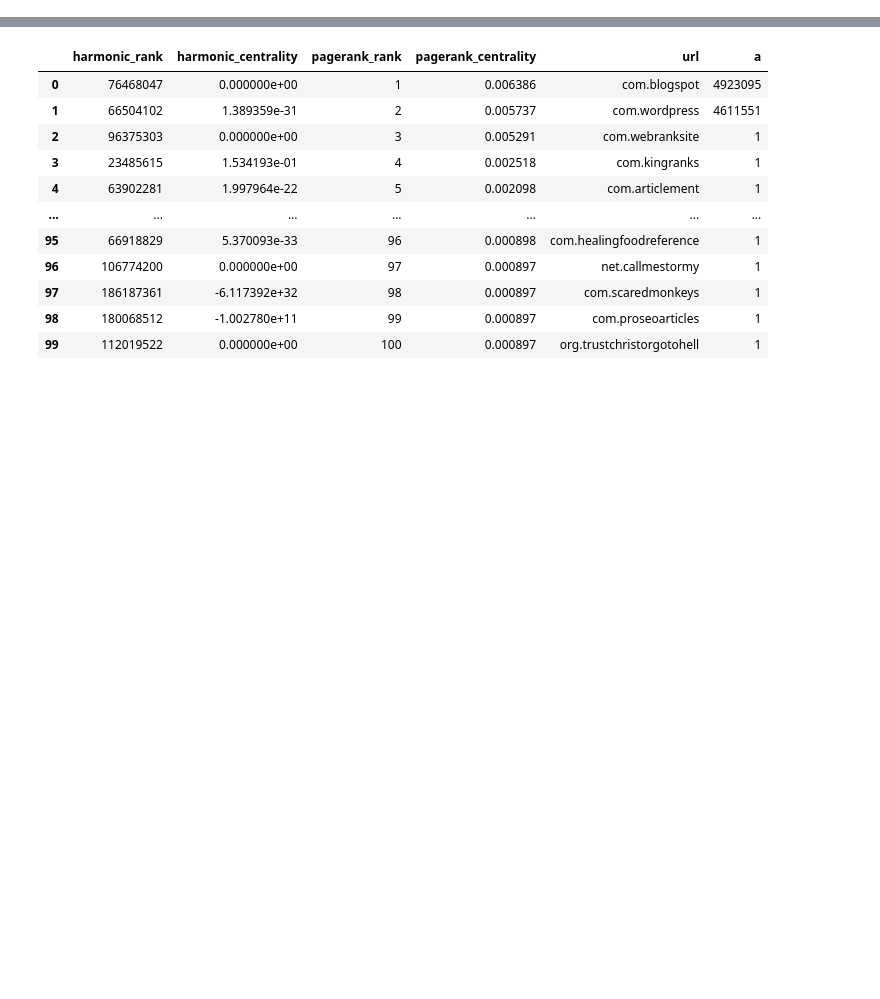
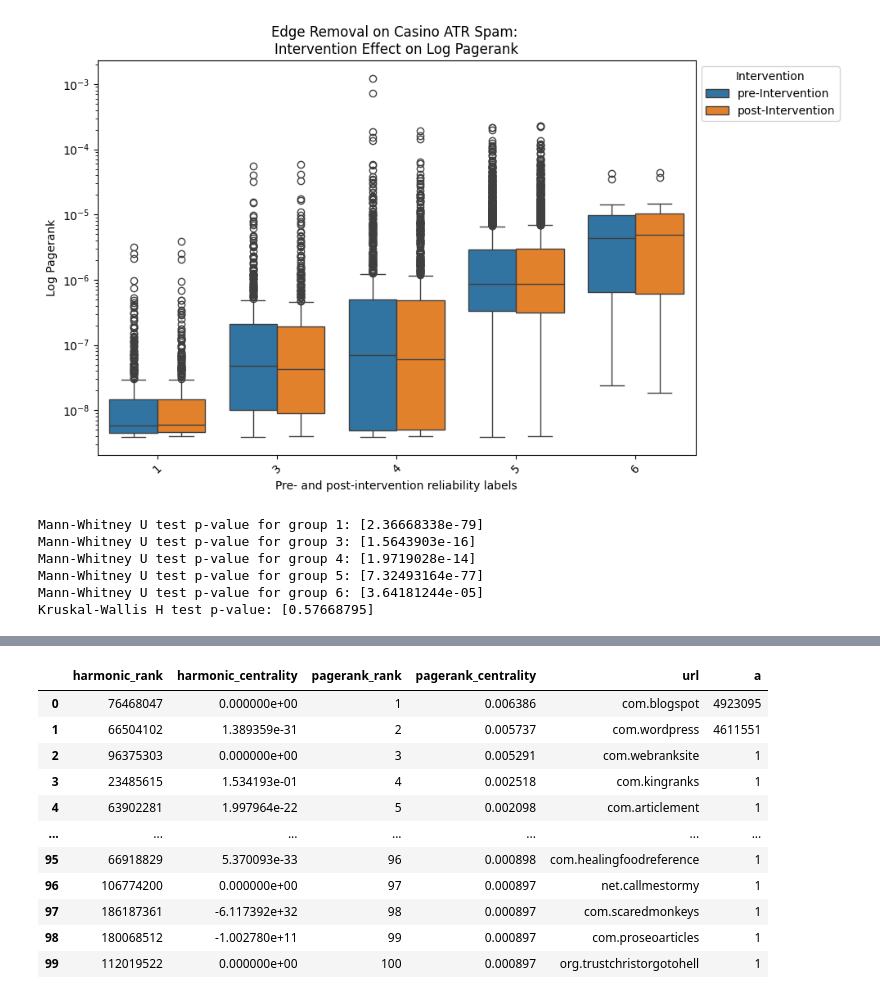
Before and after one commit to PeterCarragher/cc-webgraph, a Jupyter notebook: ranking/ppr_pre_post_plots.ipynb, the cells around one changed output, grey strips where cells are left out. Cells and saved outputs as stored; diff of their text form; code cells hidden in the pictures; blank space fills up the shorter version.

```diff
--- a/ranking/ppr_pre_post_plots.ipynb
+++ b/ranking/ppr_pre_post_plots.ipynb
@@ -5,6 +5,8 @@ from statsmodels.formula.api import ols
 from statsmodels.stats.anova import anova_lm
 import matplotlib.pyplot as plt
 import seaborn as sns
+from scipy.stats import mannwhitneyu, kruskal
+import numpy as np
 
 def reverse_url(url):
     components = str(url).split('.')
@@ -21,44 +23,80 @@ def plot_pre_post_dists(exp_name, post_file, metric="pagerank_centrality", pre_f
     pre_rankings['url'] = pre_rankings['url'].apply(reverse_url)
     post_rankings['url'] = post_rankings['url'].apply(reverse_url)
 
 
     # Filter columns
     pre_rankings = pre_rankings.iloc[:, :-1]  # Drop last column
     post_rankings = post_rankings.iloc[:, :-1]  # Drop last column
 
     # Merge with domain labels data
     pre_rankings_filtered = pre_rankings.merge(domain_labels, on='url', how='inner')
     post_rankings_filtered = post_rankings.merge(domain_labels, on='url', how='inner')
 
     beforepr = pre_rankings_filtered[['url', 'label', metric]].assign(Intervention=0)
     afterpr = post_rankings_filtered[['url', 'label', metric]].assign(Intervention=1)
 
     # Combine dataframes
     longpr = pd.concat([beforepr, afterpr], ignore_index=True)
     longpr['label'] = pd.Categorical(longpr['label'])
 
-    # Group means/medians
-    group_means = longpr.groupby(['Intervention', 'label'])[metric].mean()
-    group_medians = longpr.groupby(['Intervention', 'label'])[metric].median()
-
-    # Plot
-    # plt.figure(figsize=(10, 6))
-    # longpr.boxplot(column=metric, by=['Intervention', 'label'], grid=False, rot=45)
-    # plt.title('Pre- and Post-Intervention Log Pagerank Scores\nAcross Reliability Labels')
-    # plt.xlabel('Pre- and post-intervention reliability labels')
-    # plt.ylabel('Log Pagerank')
-    # plt.legend(['pre-Intervention', 'post-Intervention'], loc='upper left', bbox_to_anchor=(1, 1))
-    # plt.tight_layout()
-    # plt.show()
-
     longpr['Intervention_Group'] = longpr['Intervention'].apply(lambda x: 'pre-Intervention' if x == 0 else 'post-Intervention')
     plt.figure(figsize=(10, 6))
     sns.boxplot(x='label', y=metric, hue='Intervention_Group', data=longpr)#, showfliers=False)
     plt.yscale('log')  # Set y-axis scale to logarithmic
     plt.title(f'{exp_name}: \nIntervention Effect on Log Pagerank')
     plt.xlabel('Pre- and post-intervention reliability labels')
     plt.ylabel('Log Pagerank')
     plt.legend(title='Intervention', loc='upper left', bbox_to_anchor=(1, 1))
     plt.xticks(rotation=45)
     plt.tight_layout()
     plt.show()
+
+    # Example data (replace with your actual data)
+    pre_intervention_data = pre_rankings_filtered[[metric]]
+    post_intervention_data = post_rankings_filtered[[metric]]
+    assert(set(post_rankings_filtered['url'].tolist()) == set(pre_rankings_filtered['url'].tolist()))
+    group_labels = pre_rankings_filtered['label']
+
+    # Perform Mann-Whitney U test for each group
+    for label in np.unique(group_labels):
+        group_pre = pre_intervention_data[group_labels == label]
+        group_post = post_intervention_data[group_labels == label]
+        _, p_value = mannwhitneyu(group_pre, group_post)
+        print(f"Mann-Whitney U test p-value for group {label}: {p_value}")
+
+    # Perform Kruskal-Wallis H test
+    _, p_value = kruskal(pre_intervention_data, post_intervention_data)
+    print(f"Kruskal-Wallis H test p-value: {p_value}")
+
+
+    beforepr = beforepr.rename(columns={metric:metric+'_orig'}).drop(columns=['label', 'Intervention'])
+    afterpr = afterpr.rename(columns={metric:metric+'_inter'}).drop(columns=['label', 'Intervention'])
+    return beforepr.merge(right=afterpr, on='url', how='inner')
+
+    # Group means/medians
+    group_means = longpr.groupby(['Intervention', 'label'])[metric].mean()
+    group_medians = longpr.groupby(['Intervention', 'label'])[metric].median()
+
+
+intervention_exps = [
+    # ('PPR on Reliable News', 'output/ranks/exp-rel-ppr.label_only.out'),
+    # ('Inv-PPR on Unreliable News', 'output/ranks/exp-unrel-ppr-down.label_only.out'),
+    # ('Inv-PPR on Link Schemes', 'output/ranks/exp-ls-ppr-down.label_only.out'),
+    # ('Inv-PPR on Anti-TrustRank Spam', 'output/ranks/exp-ls-str-ppr-down.label_only.out'),
+    # ('Edge Removal on Link Schemes', 'output/ls_filtered/ls_filtered-ranks.label_only.txt'),
+    # ('Edge Removal on Anti-TrustRank Spam', 'output/ls_atr_filtered/ls_atr_filtered-ranks.label_only.txt'),
+    # ('Edge Removal on Link Schemes & Anti-TrustRank Spam', 'output/ls_combined_filtered/ls_combined_filtered-ranks.label_only.txt'),
+    ('Edge Removal on Casino ATR Spam','output/ls_multi_domain_atr/ls_multi_domain_atr-ranks.label_only.txt'),
+]
+
+# "harmonic_rank", "harmonic_centrality", "pagerank_rank", "pagerank_centrality",
+for (exp_name, post_file) in intervention_exps:
+    plot_pre_post_dists(exp_name, post_file, "pagerank_centrality")#, pre_file='output/ls_atr_filtered/ls_atr_filtered-ranks.label_only.txt')
+# %% [output]
+[figure, added]
+Mann-Whitney U test p-value for group 1: [2.36668338e-79]
+Mann-Whitney U test p-value for group 3: [1.5643903e-16]
+Mann-Whitney U test p-value for group 4: [1.9719028e-14]
+Mann-Whitney U test p-value for group 5: [7.32493164e-77]
+Mann-Whitney U test p-value for group 6: [3.64181244e-05]
+Kruskal-Wallis H test p-value: [0.57668795]
```
Also changed, not shown: parts of 20 cells of this notebook, 1 other file.
